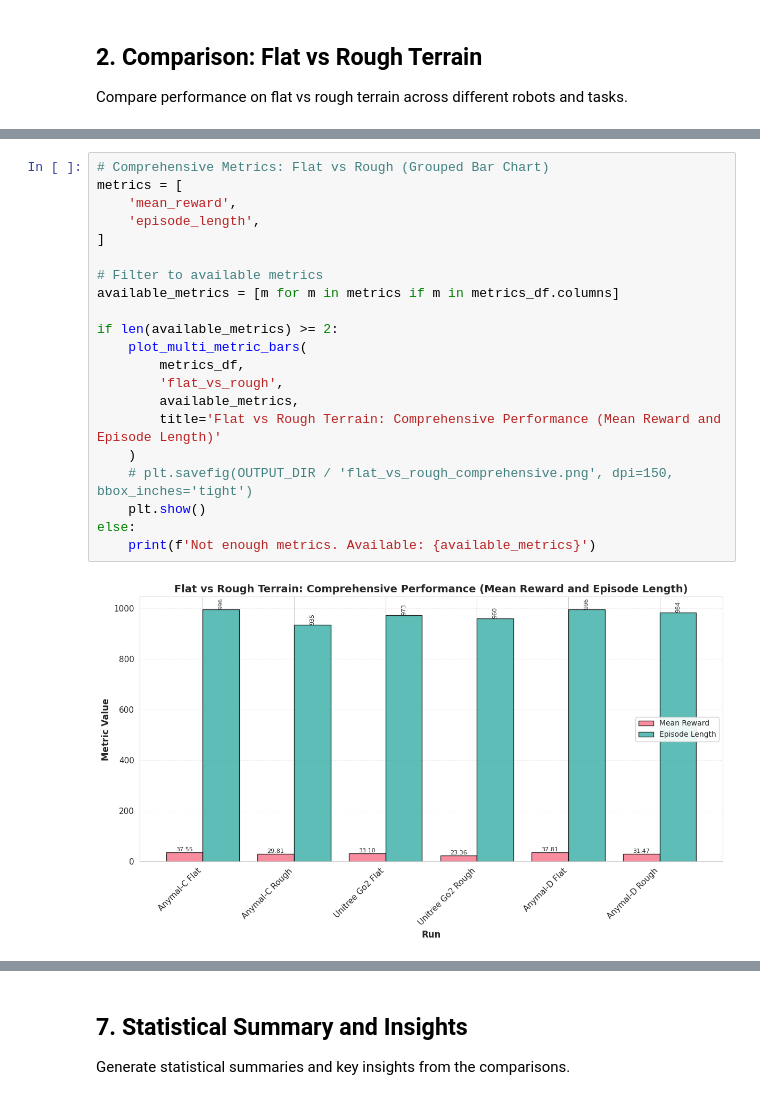
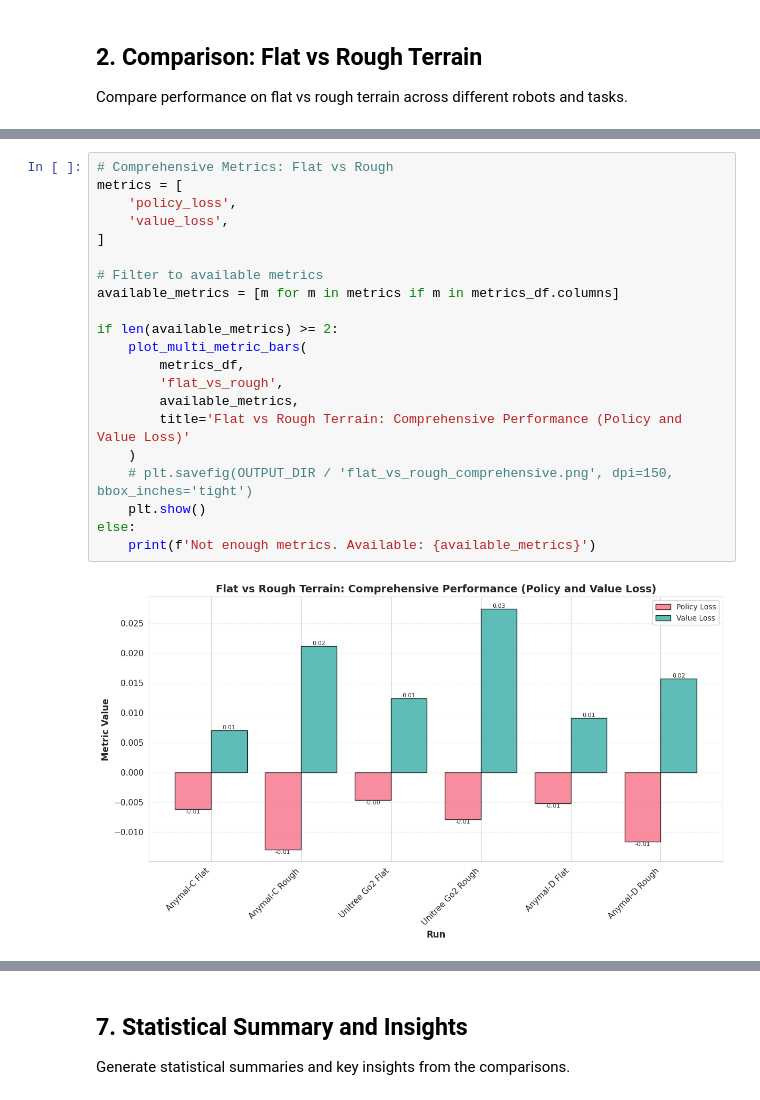
Before and after one commit to lbnmahs/quadrrl, a Jupyter notebook: notebooks/rsl_rl_performance.ipynb, the cells around one changed output, grey strips where cells are left out. Saved outputs shown, nothing was run; the diff lists cells and outputs as text.

```diff
--- a/notebooks/rsl_rl_performance.ipynb
+++ b/notebooks/rsl_rl_performance.ipynb
@@ -170,23 +240,23 @@ Grouped bar charts showing multiple metrics across different runs for easy compa
 # %%
-# Comprehensive Metrics: Flat vs Rough (Grouped Bar Chart)
+# Comprehensive Metrics: Flat vs Rough
 metrics = [
-    'mean_reward',
-    'episode_length',
+    'policy_loss',
+    'value_loss',
 ]
 
 # Filter to available metrics
 available_metrics = [m for m in metrics if m in metrics_df.columns]
 
 if len(available_metrics) >= 2:
     plot_multi_metric_bars(
         metrics_df,
         'flat_vs_rough',
         available_metrics,
-        title='Flat vs Rough Terrain: Comprehensive Performance (Mean Reward and Episode Length)'
+        title='Flat vs Rough Terrain: Comprehensive Performance (Policy and Value Loss)'
     )
     # plt.savefig(OUTPUT_DIR / 'flat_vs_rough_comprehensive.png', dpi=150, bbox_inches='tight')
     plt.show()
 else:
     print(f'Not enough metrics. Available: {available_metrics}')
 # %% [output]
-[figure, old version]
+[figure, new version]
```
Also changed, not shown: parts of 17 cells of this notebook.
